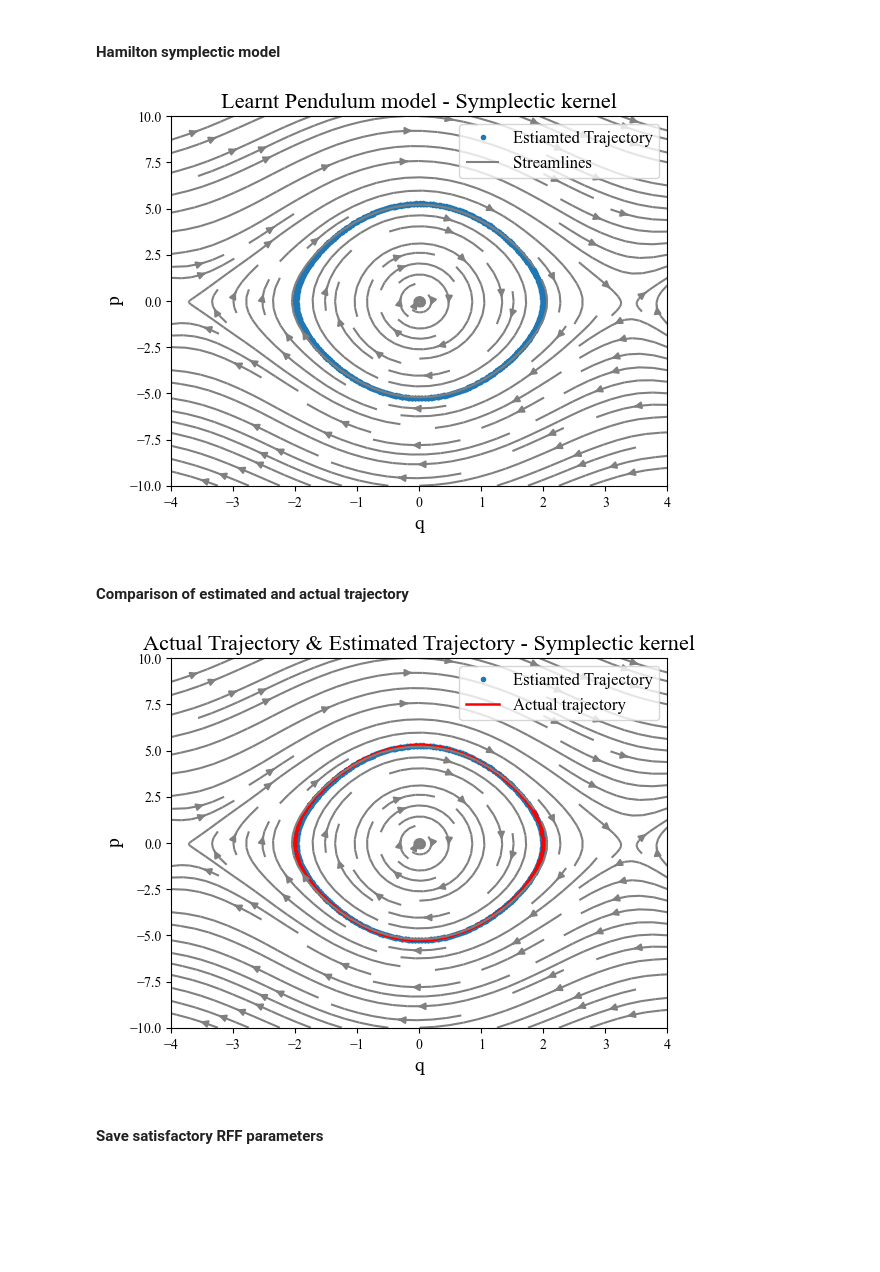
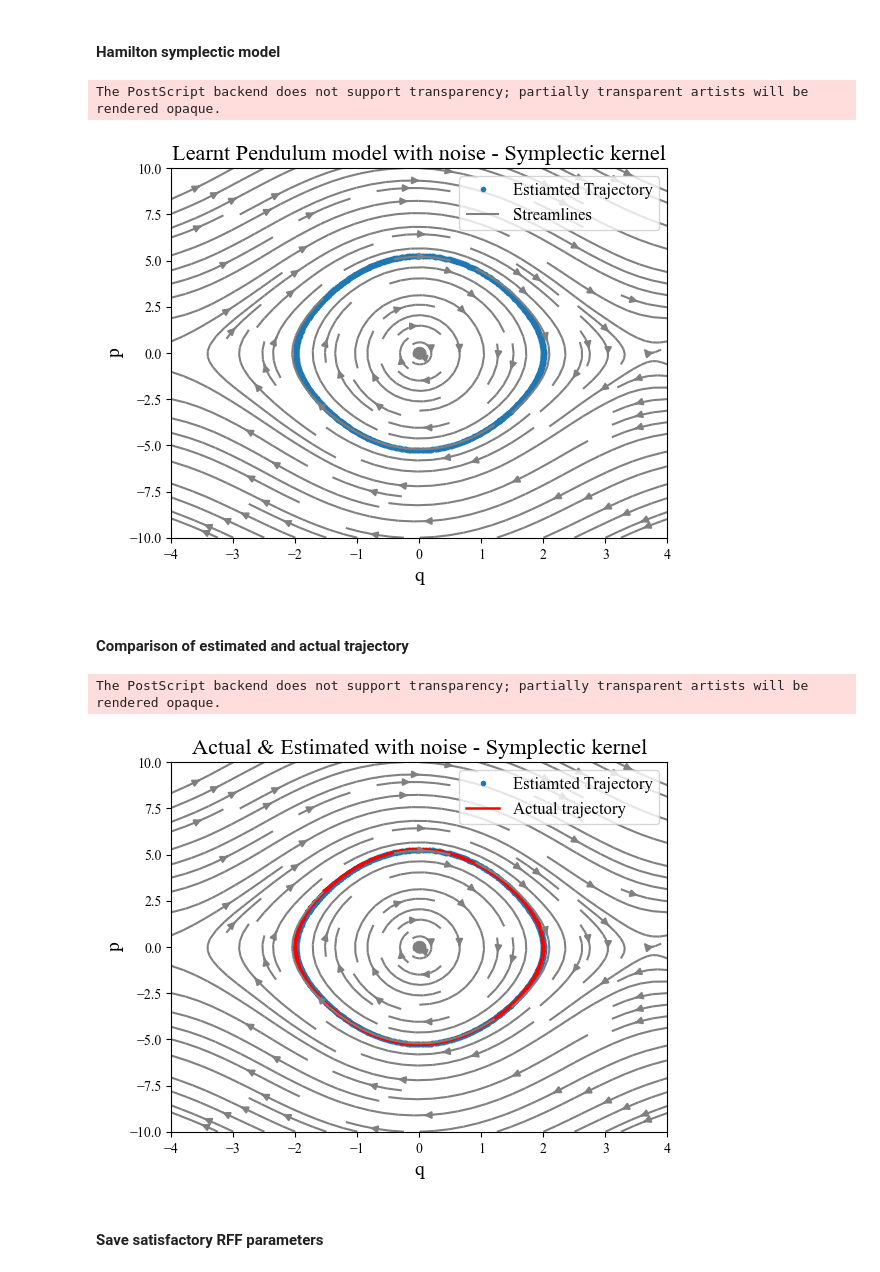
Before and after one commit to helenatp/tpk4960, a Jupyter notebook: src/hamilton/hamilton_pendulum.ipynb, the cells around one changed output. Saved outputs shown, nothing was run; the diff lists cells and outputs as text; code cells hidden in the pictures; blank space fills up the shorter version.

Commit message:
added noise and plots

```diff
--- a/src/hamilton/hamilton_pendulum.ipynb
+++ b/src/hamilton/hamilton_pendulum.ipynb
@@ -155,7 +155,7 @@ num_of_points = len(time_series)
 start_state = np.array([2, 0])
 
 sigma = 5
-lambda_ = 0.0001
+lambda_ = 0.001
 num_of_samples = 30
 
 #w = randn(dim_of_function, num_of_samples)/sigma
@@ -171,10 +171,15 @@ x_train = np.zeros((dim_of_function, num_of_points))
 y_train = np.zeros_like(x_train)
 noise_sigma = 0.01
 
-x_train = generate_trajectory(start_state[0], start_state[1], t_max, dt_leap) # legg til støy, se på side information, feks 0.01, standard diviation - zero mean
+x_train = generate_trajectory(start_state[0], start_state[1], t_max, dt_leap)
 
 for i in range(len(x_train[0])):
     y_train[:, i] = hamiltonian_dynamics(0, x_train[:, i])
 
-x_train = x_train + np.random.normal(loc=0.0, scale=noise_sigma, size=(dim_of_function, num_of_points))
-y_train = y_train + np.random.normal(loc=0.0, scale=noise_sigma, size=(dim_of_function, num_of_points))
+#noise_x = np.random.normal(loc=0.0, scale=noise_sigma, size=(dim_of_function, num_of_points))
+#noise_y = np.random.normal(loc=0.0, scale=noise_sigma, size=(dim_of_function, num_of_points))
+noise_x = np.load('RFF_parameters/noise_x_pendulum_symplectic.npy')
+noise_y = np.load('RFF_parameters/noise_y_pendulum_symplectic.npy')
+
+x_train = x_train + noise_x
+y_train = y_train + noise_y
@@ -291,33 +298,33 @@ for (i, j), value in np.ndenumerate(X1):
 
 # Plot simulated trajectory and streamslices for learnt model
 fig_pendulum_hamilton = plt.figure(6)
-plt.title('Learnt Pendulum model - Symplectic kernel', fontsize=16)
+plt.title('Learnt Pendulum model with noise - Symplectic kernel', fontsize=16)
 plt.plot(data_series_symplectic[0, :], data_series_symplectic[1, :], '.', linewidth = 1)
-#plt.plot(x_train[0, :], x_train[1, :], '-')
 plt.streamplot(X1, X2, u_learnt, v_learnt, density = 1.1, color ='gray')
 plt.xlabel('q', fontsize=14)
 plt.ylabel('p', fontsize=14)
 plt.legend(['Estiamted Trajectory', 'Streamlines'], loc = 'upper right', frameon = True , prop ={'size': 12 } )
-#plt.legend(['Estiamted Trajectory', 'Actual trajectory', 'Streamlines'], loc = 'upper right', frameon = True , prop ={'size': 12 } )
 fig_pendulum_hamilton.show()
-#plt.savefig(r"hamilton_figures\pendulum_hamilton_symplectic_model_lf.eps", format ="eps")
+plt.savefig(r"hamilton_figures\pendulum_hamilton_symplectic_model_lf_noise.eps", format ="eps")
 # %% [output]
+The PostScript backend does not support transparency; partially transparent artists will be rendered opaque.
-[figure, old version]
+[figure, new version]
 # %% [markdown]
 #### Comparison of estimated and actual trajectory
 # %%
 fig_pendulum_hamilton = plt.figure(6)
-plt.title('Actual Trajectory & Estimated Trajectory - Symplectic kernel', fontsize=16)
+plt.title('Actual & Estimated with noise - Symplectic kernel', fontsize=16)
 plt.plot(data_series_symplectic[0, :], data_series_symplectic[1, :], '.', linewidth = 0.2)
 plt.plot(x_train[0, :], x_train[1, :], '-', linewidth = 1.8, color='r')
 plt.streamplot(X1, X2, u_learnt, v_learnt, density = 1.1, color ='gray')
 plt.xlabel('q', fontsize=14)
 plt.ylabel('p', fontsize=14)
 plt.legend(['Estiamted Trajectory', 'Actual trajectory'], loc = 'upper right', frameon = True , prop ={'size': 12 } )
 fig_pendulum_hamilton.show()
-#plt.savefig(r"hamilton_figures\pendulum_hamilton_learnt_model_leapfrog.eps", format ="eps")
+plt.savefig(r"hamilton_figures\pendulum_hamilton_learnt_model_leapfrog_noise.eps", format ="eps")
 # %% [output]
+The PostScript backend does not support transparency; partially transparent artists will be rendered opaque.
-[figure, old version]
+[figure, new version]
 # %% [markdown]
 #### Save satisfactory RFF parameters
 # %%
```
Also changed, not shown: parts of 13 cells of this notebook, 11 other files.
